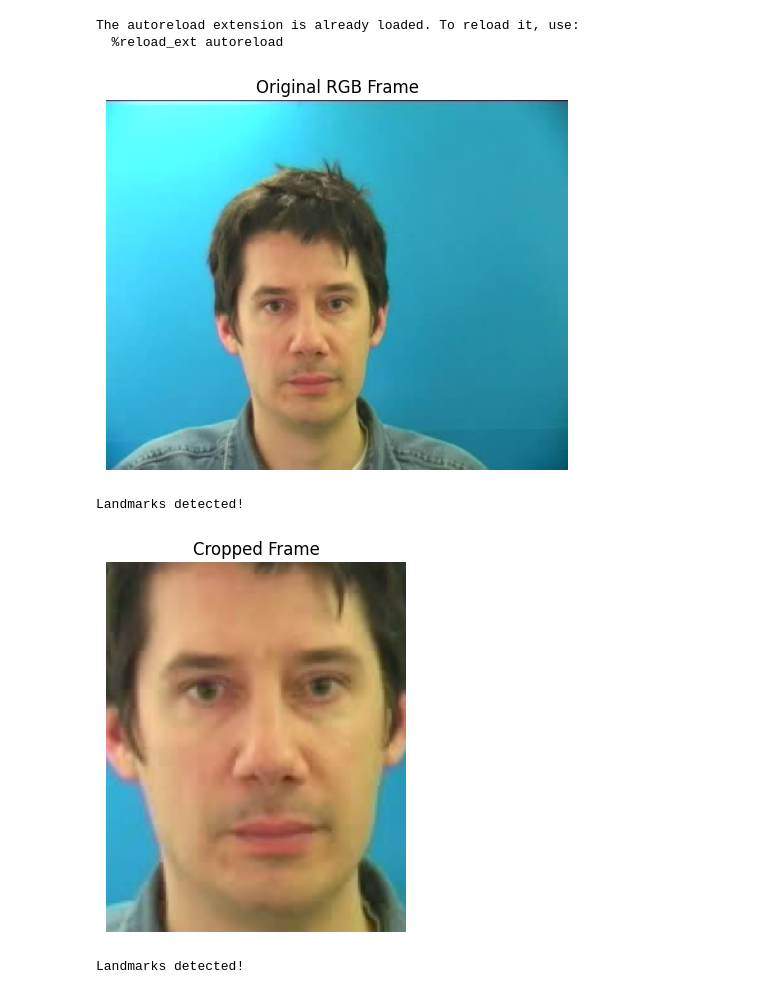
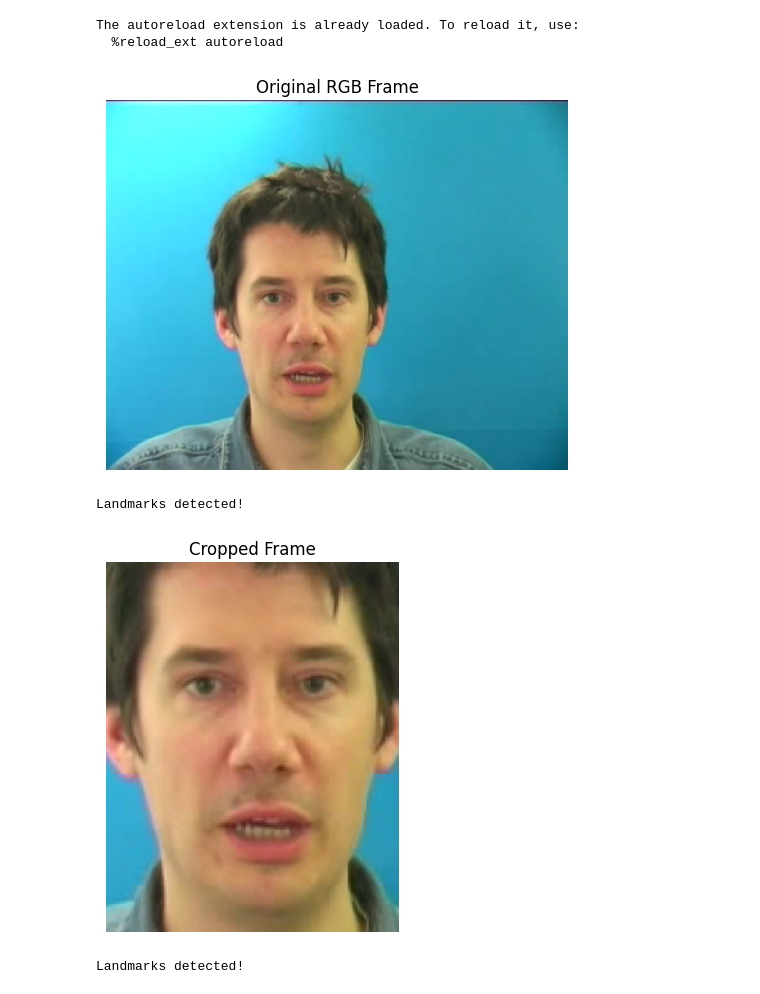
Before and after one commit to voR789/Lip-Reading, a Jupyter notebook: notebooks/cv_testing.ipynb, the cells around one changed output. Drawn from its saved outputs; the diff is of its cells as text; code cells hidden in the pictures.

```diff
--- a/notebooks/cv_testing.ipynb
+++ b/notebooks/cv_testing.ipynb
@@ -28,17 +28,17 @@ The autoreload extension is already loaded. To reload it, use:
 # %%
 # Extract and display first frame
 video_path = r"C:\Projects\Lip_Reading\GRID\s1\bbaf2n.mpg"
 
-rgb_frame = load_video(video_path)[0]
-image_shape = (len(rgb_frame),len(rgb_frame[0]))
+rgb_frame = load_video(video_path)[36]
+image_shape = rgb_frame.shape
 # isolate first frame of video for testing + dimensions
 
 plt.imshow(rgb_frame)
 plt.title("Original RGB Frame")
 plt.axis(False)
 plt.show()
 # %% [output]
-[figure, old version]
+[figure, new version]
 # %%
 # Get mesh and landmarks for frame
 landmarks = get_landmarks(rgb_frame)[0]
@@ -61,7 +61,7 @@ plt.title("Cropped Frame")
 plt.axis(False)
 plt.show()
 # %% [output]
-[figure, old version]
+[figure, new version]
 # %%
 # Get mesh and landmarks for frame
 landmarks = get_landmarks(cropped_frame)[0]
```
Also changed, not shown: parts of 5 cells of this notebook, 2 other files.
